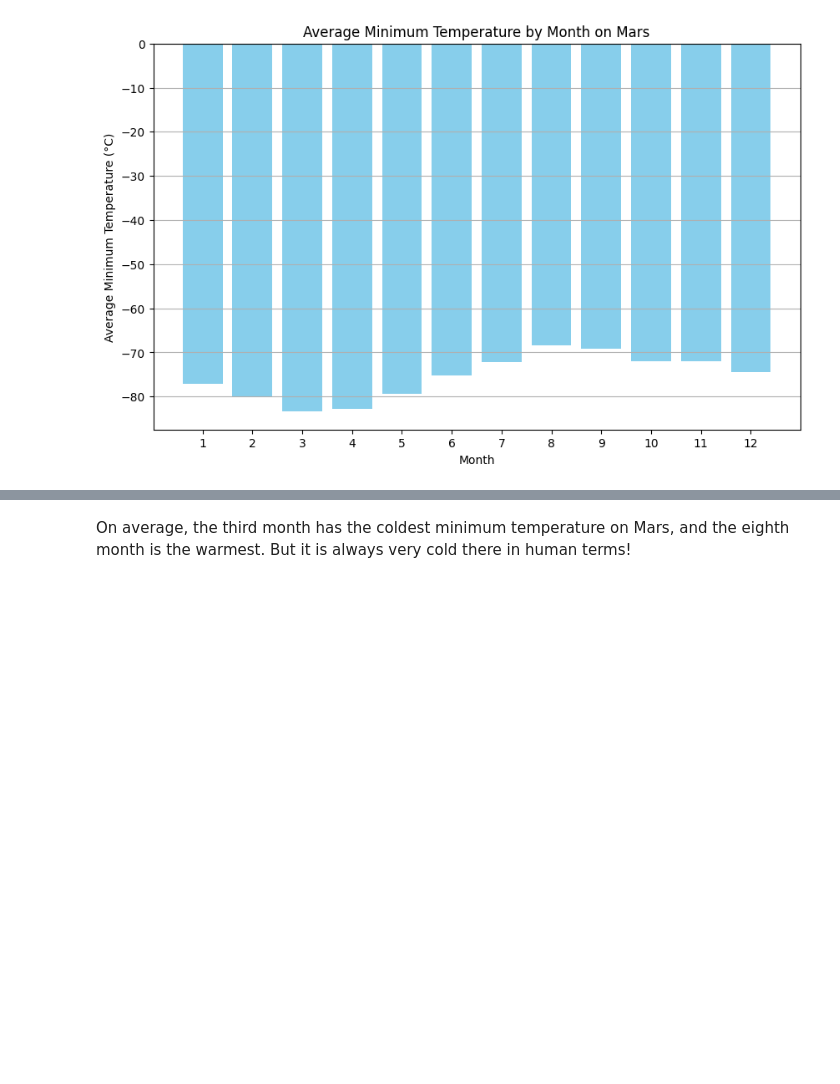
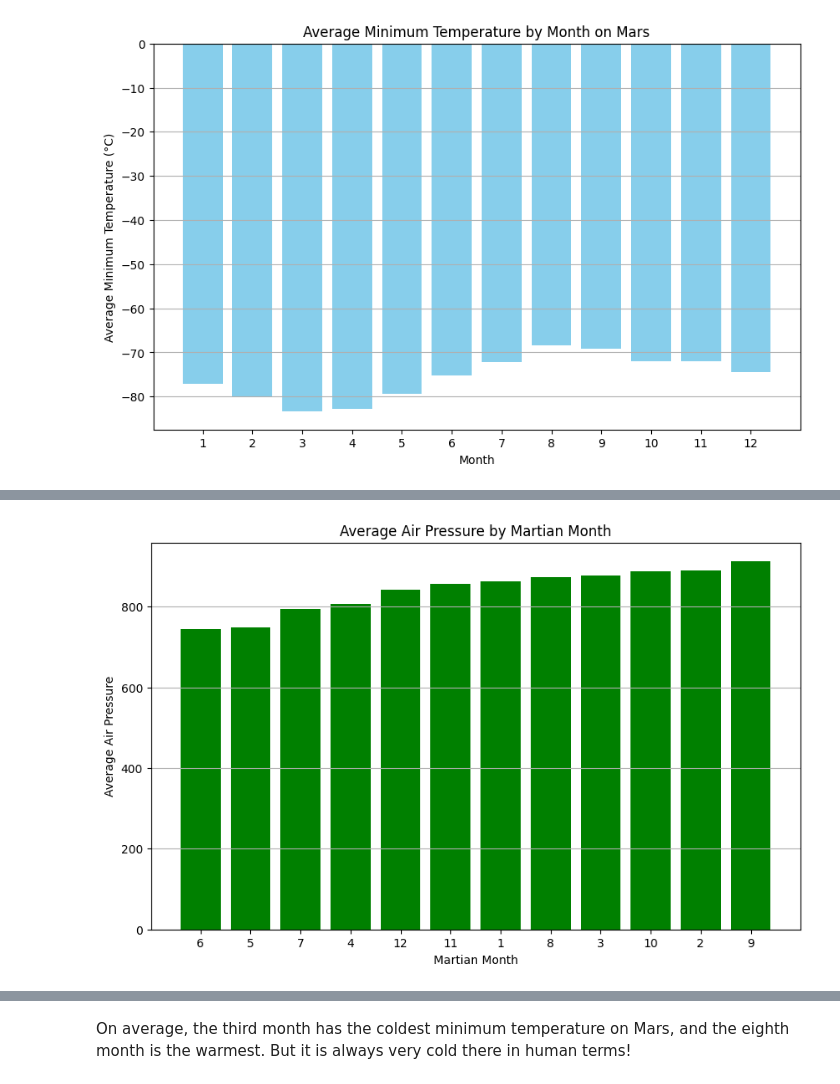
Before and after one commit to TheresaFregoso/Web-scraping, a Jupyter notebook: part_2_mars_weather.ipynb, the cells around one changed output, grey strips where cells are left out. Cells and saved outputs as stored; diff of their text form; code cells hidden in the pictures; blank space fills up the shorter version.

```diff
--- a/part_2_mars_weather.ipynb
+++ b/part_2_mars_weather.ipynb
@@ -261,0 +223,8 @@ Name: pressure, dtype: float64
+# %%
+# 4. Average pressure by Martian month
+# Convert 'terrestrial_date' to datetime format
+df['terrestrial_date'] = pd.to_datetime(df['terrestrial_date'])
+
+# Group by 'month' and calculate the average air pressure for each month
+monthly_avg_pressure = df.groupby('month')['pressure'].mean().reset_index()
+monthly_avg_pressure
@@ -261,0 +245,15 @@ Name: pressure, dtype: float64
+# %%
+# Plot the average pressure by month
+# Sort the DataFrame by 'min_temp' in descending order
+monthly_avg_pressure_sorted = monthly_avg_pressure.sort_values(by='pressure', ascending=True)
+
+# Plot the average air pressure by month
+plt.figure(figsize=(10, 6))
+plt.bar(monthly_avg_pressure_sorted['month'].astype(str), monthly_avg_pressure_sorted['pressure'], color='green')
+plt.title('Average Air Pressure by Martian Month')
+plt.xlabel('Martian Month')
+plt.ylabel('Average Air Pressure')
+plt.grid(axis='y')
+plt.show()
+# %% [output]
+[figure, added]
```
Also changed, not shown: parts of 10 cells of this notebook, 1 other file.
